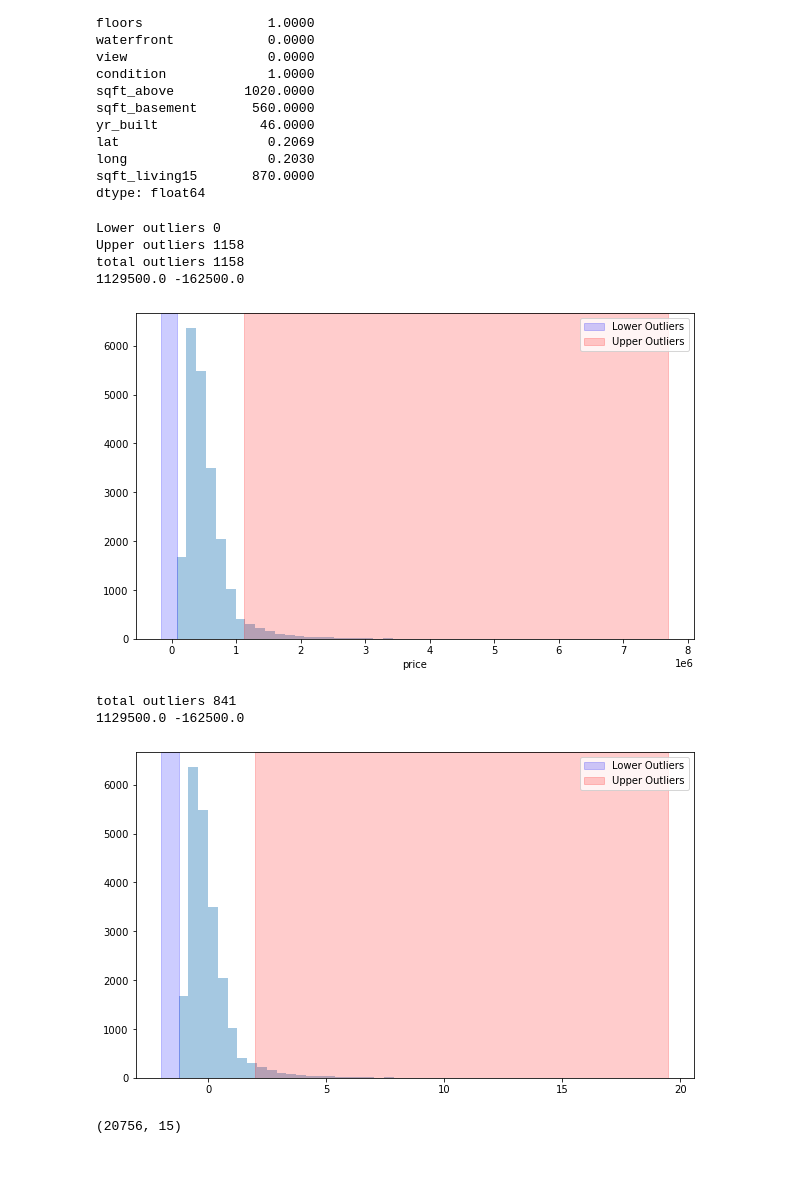
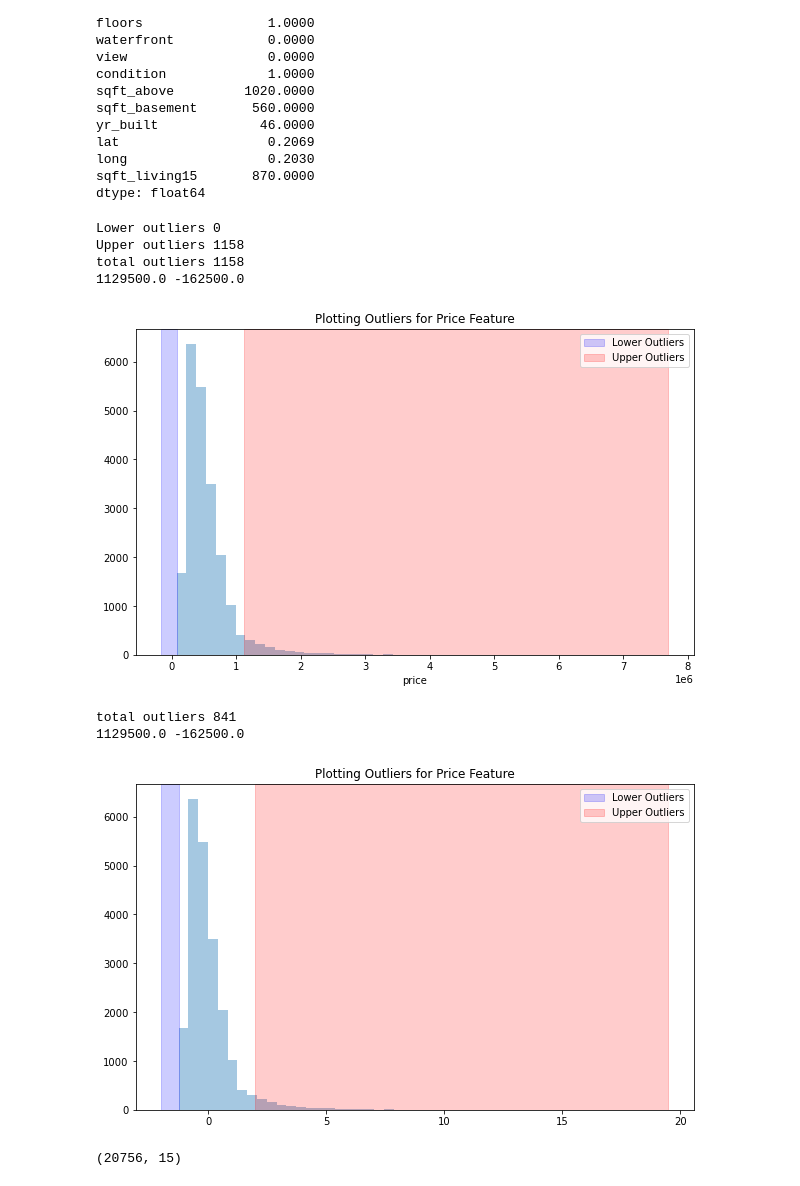
Before and after one commit to alexcasey92/Phase_2_Housing_Project, a Jupyter notebook: technical_notebook.ipynb, the cells around one changed output. Drawn from its saved outputs; the diff is of its cells as text; code cells hidden in the pictures.

```diff
--- a/technical_notebook.ipynb
+++ b/technical_notebook.ipynb
@@ -560,19 +561,20 @@ def calc_interquartile(df, column):
 # %%
 #plotting outliers graph for 'price' feature
 calc_interquartile(df, 'price')
 plt.figure(figsize = (10,6))
-sns.distplot(df['price'], kde=False)
+ax = sns.distplot(df['price'], kde=False)
+ax.set_title('Plotting Outliers for Price Feature')
 print(upper, lower)
 plt.axvspan(xmin = lower,xmax= df['price'].min(),alpha=0.2, color='blue', label='Lower Outliers')
 plt.axvspan(xmin = upper,xmax= df['price'].max(),alpha=0.2, color='red', label='Upper Outliers')
 plt.legend()
 plt.show()
 # %% [output]
 Lower outliers 0
 Upper outliers 1158
 total outliers 1158
 1129500.0 -162500.0
-[figure, old version]
+[figure, new version]
 # %%
 """ creating function for calculating zscore which is subtracting the mean from every data point and dividing by the standard deviation and if the zscore value of any data point
 is less than -2 or greater than 2, then that data point is an outlier"""
@@ -600,7 +602,8 @@ def z_score(df, column):
 #plotting outliers graph for 'price' feature
 z_score(df, 'price')
 plt.figure(figsize = (10,6))
-sns.distplot(zscore, kde=False)
+ax = sns.distplot(zscore, kde=False)
+ax.set_title('Plotting Outliers for Price Feature')
 print(upper, lower)
 plt.axvspan(xmin = -2 ,xmax= min(zscore),alpha=0.2, color='blue', label='Lower Outliers')
 plt.axvspan(xmin = 2 ,xmax= max(zscore),alpha=0.2, color='red', label='Upper Outliers')
@@ -609,7 +612,7 @@ plt.show()
 # %% [output]
 total outliers 841
 1129500.0 -162500.0
-[figure, old version]
+[figure, new version]
 # %%
 #remove the outliers from price using zscore
 dj=[]
```
Also changed, not shown: parts of 46 cells of this notebook, 2 other files.
